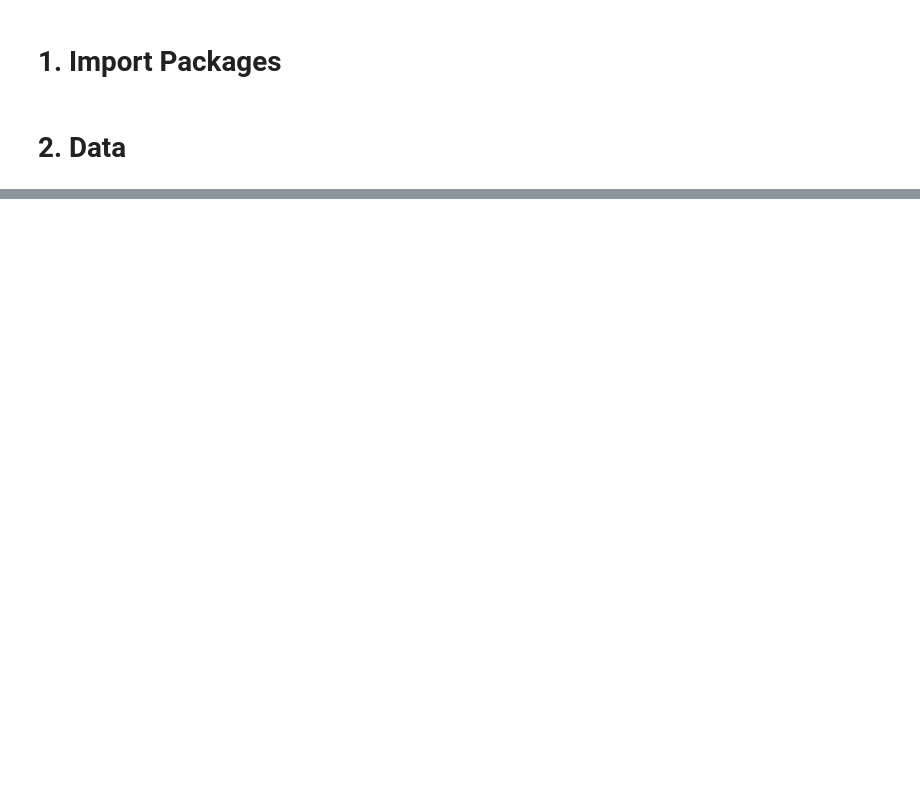
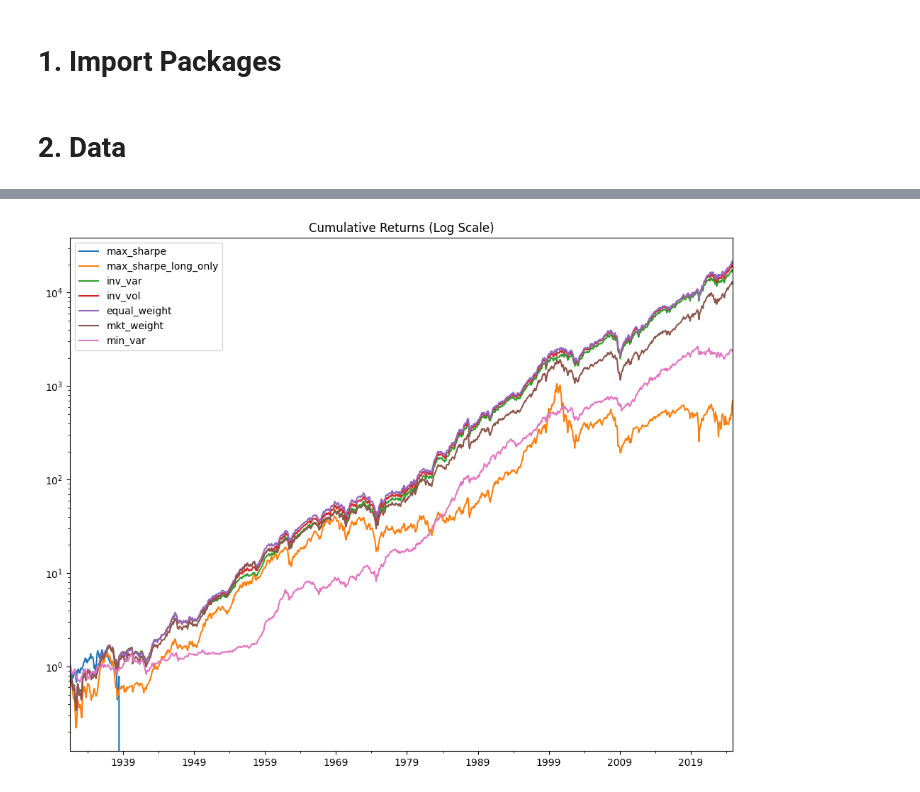
Before and after one commit to alessbressan/FINA60602A, a Jupyter notebook: project_2/Part_A.ipynb, the cells around one changed output, grey strips where cells are left out. Cells and saved outputs as stored; diff of their text form; code cells hidden in the pictures; blank space fills up the shorter version.

```diff
--- a/project_2/Part_A.ipynb
+++ b/project_2/Part_A.ipynb
@@ -248,0 +285,10 @@ plt.show()
+# %%
+# plot cumulative log returns series
+fig, axes = plt.subplots(nrows=1, ncols=1, figsize=(10, 8))
+
+cum_returns.plot(ax = axes, color = list(mcolors.TABLEAU_COLORS.values())[0:7], logy = True)
+axes.set_title('Cumulative Returns (Log Scale)')
+plt.tight_layout()
+plt.show()
+# %% [output]
+[figure, added]
```
Also changed, not shown: parts of 18 cells of this notebook, 1 other file.
